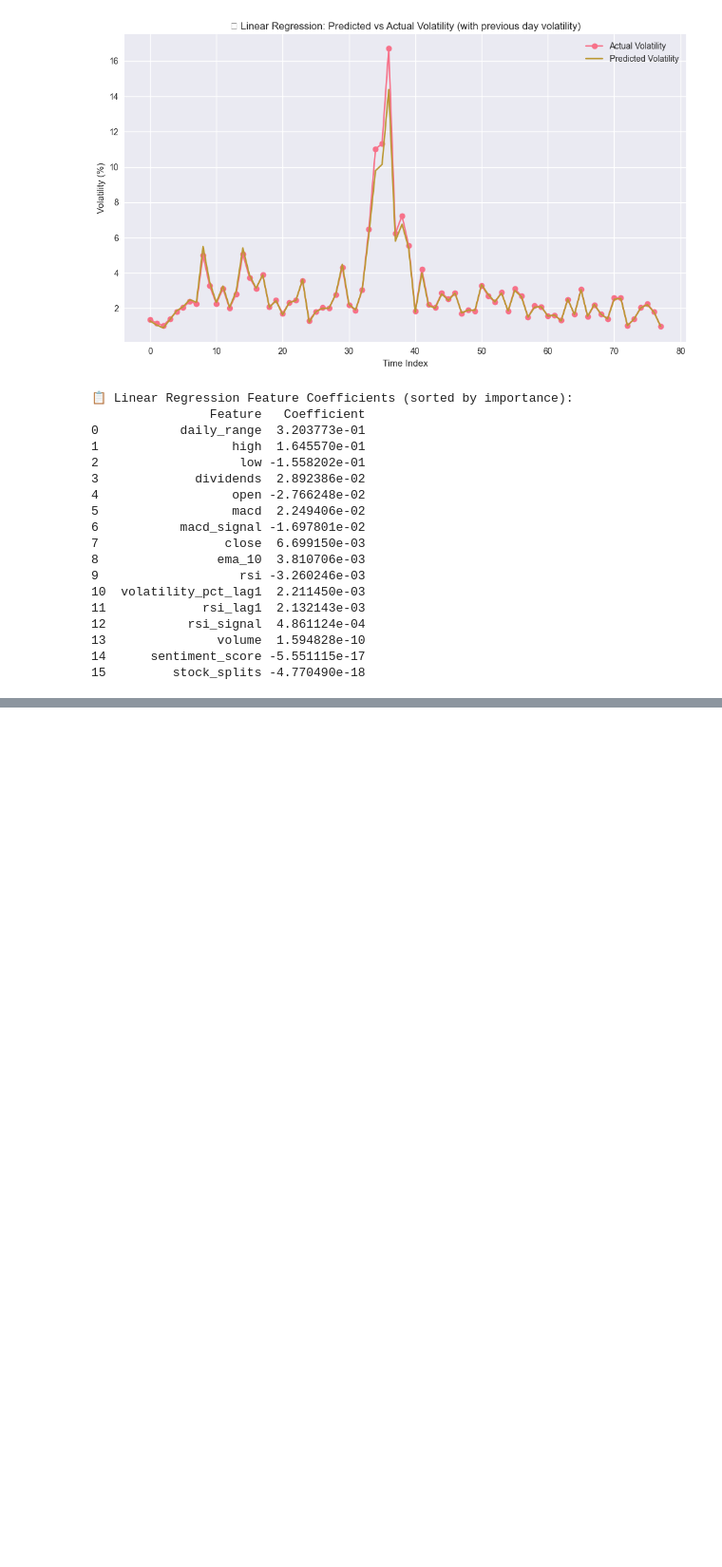
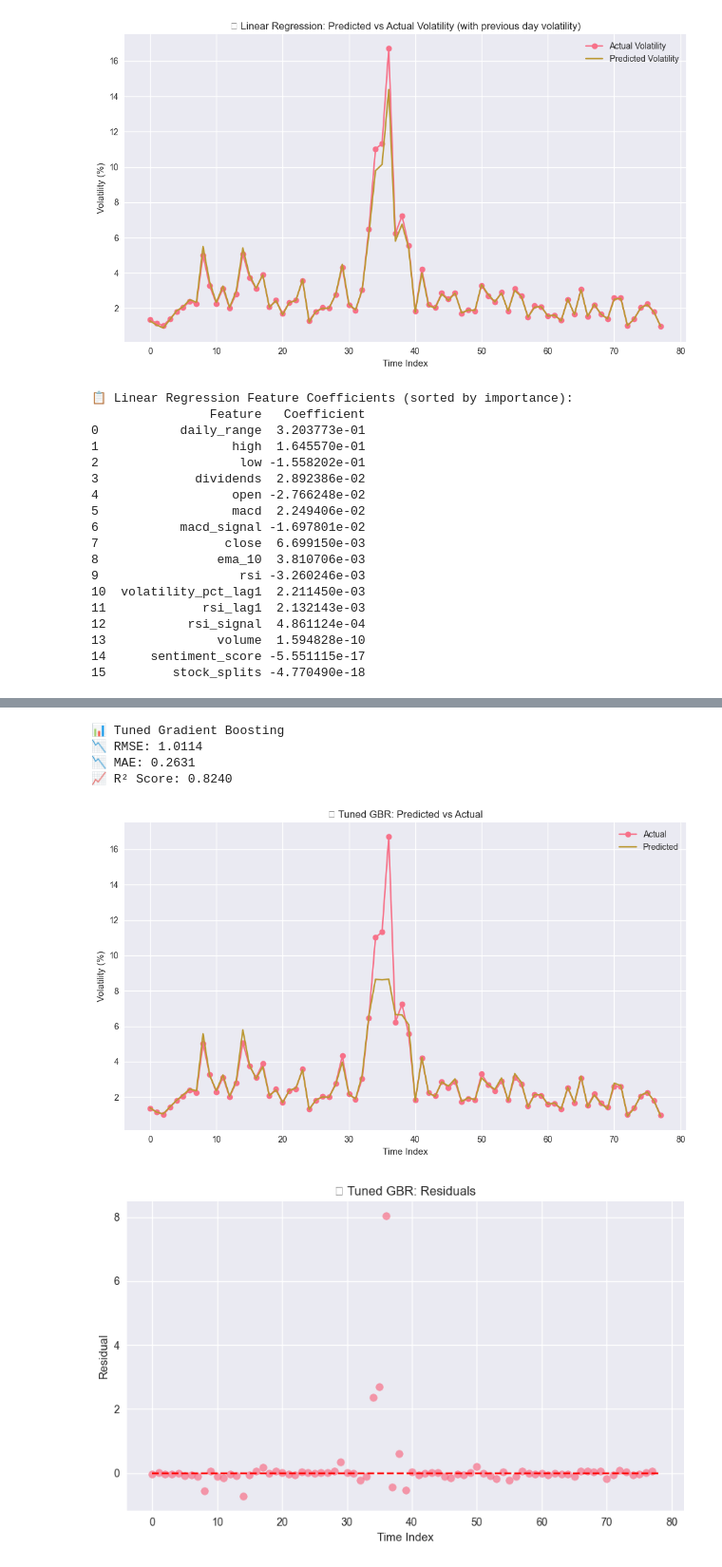
Before and after one commit to aditikhodke/stock-volatility-prediction, a Jupyter notebook: main copy.ipynb, the cells around one changed output, grey strips where cells are left out. Shown at 95% size. Drawn from its saved outputs; the diff is of its cells as text; code cells hidden in the pictures; blank space fills up the shorter version.

```diff
--- a/main copy.ipynb
+++ b/main copy.ipynb
@@ -542,0 +617,26 @@ print(coef_df_sorted[['Feature', 'Coefficient']])
+# %%
+from sklearn.ensemble import GradientBoostingRegressor
+
+gbr = GradientBoostingRegressor(
+    learning_rate=0.01,         # slower, more precise learning
+    n_estimators=1000,          # more boosting rounds
+    max_depth=3,                # lower to prevent overfitting
+    min_samples_split=5,        # more conservative splits
+    subsample=0.8,              # random sampling for robustness
+    random_state=42
+)
+
+gbr.fit(X_train, y_train)
+y_gbr_pred = gbr.predict(X_test)
+
+evaluate_model("Tuned Gradient Boosting", y_test, y_gbr_pred)
+plot_predictions(y_test, y_gbr_pred, "📈 Tuned GBR: Predicted vs Actual")
+plot_residuals(y_test, y_gbr_pred, "📉 Tuned GBR: Residuals")
+plot_feature_importance(gbr, "Tuned GBR Feature Importances")
+# %% [output]
+📊 Tuned Gradient Boosting
+📉 RMSE: 1.0114
+📉 MAE: 0.2631
+📈 R² Score: 0.8240
+[figure, added]
+[figure, added]
```
Also changed, not shown: parts of 8 cells of this notebook, 1 other file.
